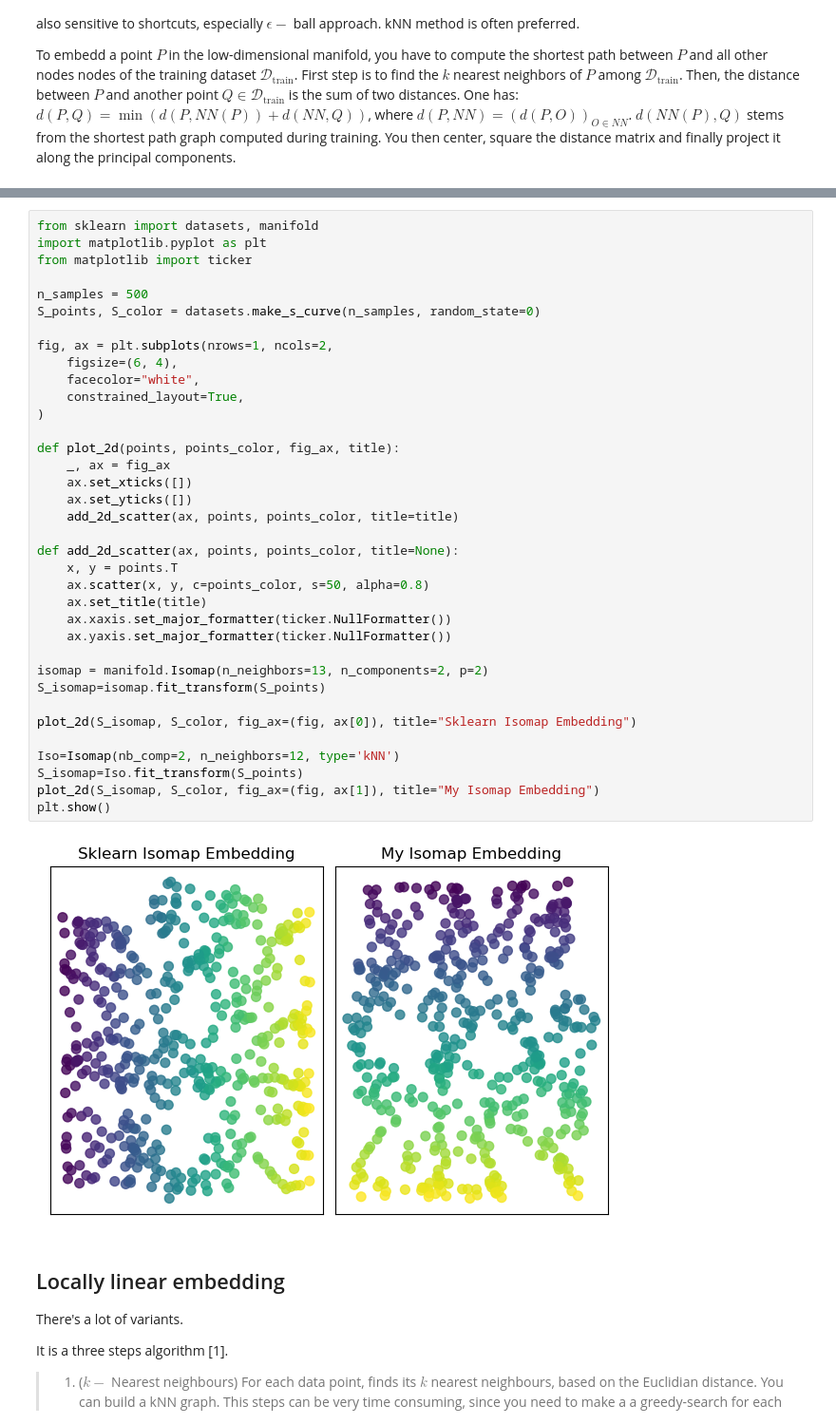
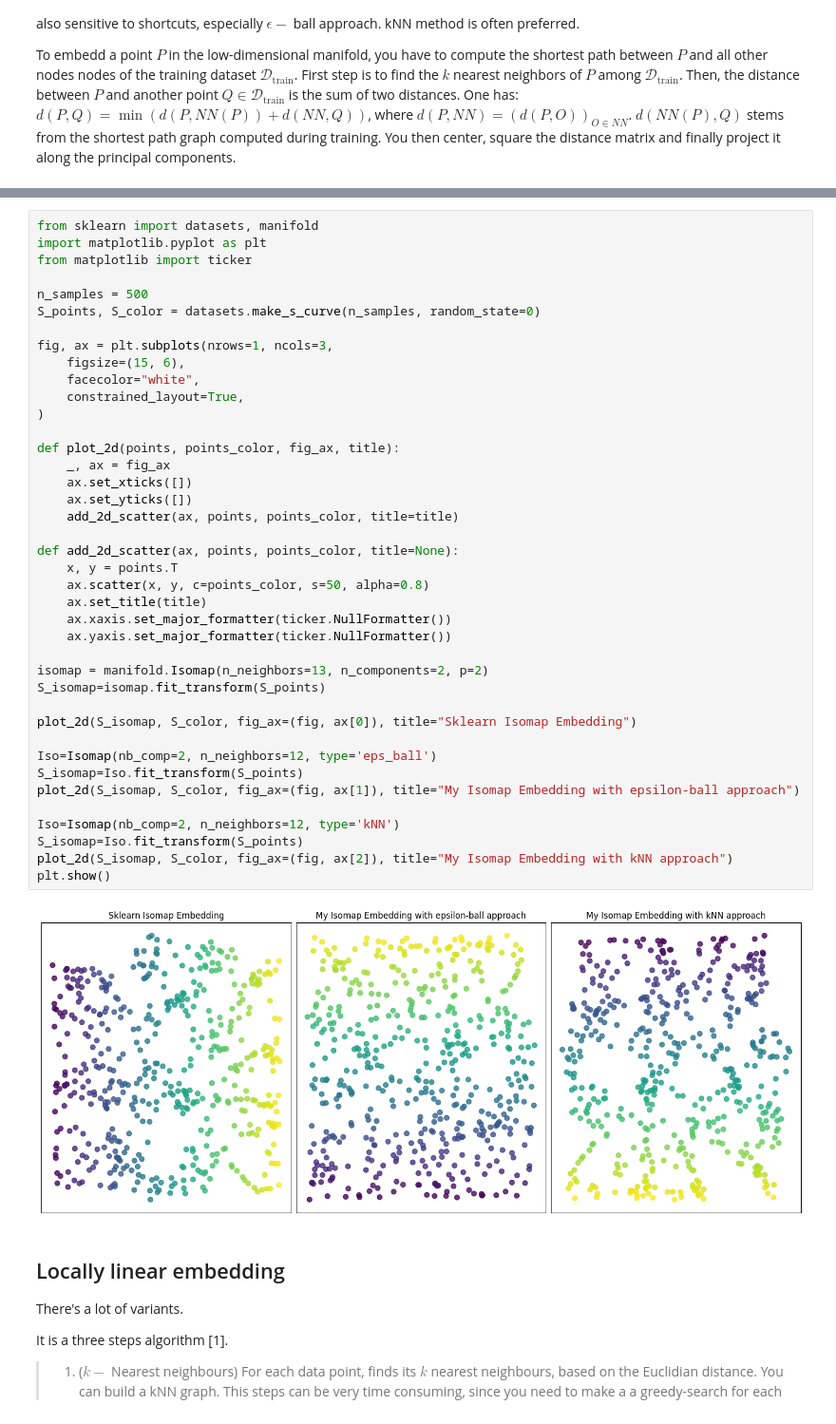
Before and after one commit to roomate/ML_from_scratch, a Jupyter notebook: dimension_reduction.ipynb, the cells around one changed output, grey strips where cells are left out. Shown at 95% size. Saved outputs shown, nothing was run; the diff lists cells and outputs as text.

```diff
--- a/dimension_reduction.ipynb
+++ b/dimension_reduction.ipynb
@@ -706,37 +690,41 @@ from matplotlib import ticker
 
 n_samples = 500
 S_points, S_color = datasets.make_s_curve(n_samples, random_state=0)
 
-fig, ax = plt.subplots(nrows=1, ncols=2,
-    figsize=(6, 4),
+fig, ax = plt.subplots(nrows=1, ncols=3,
+    figsize=(15, 6),
     facecolor="white",
     constrained_layout=True,
 )
 
 def plot_2d(points, points_color, fig_ax, title):
     _, ax = fig_ax
     ax.set_xticks([])
     ax.set_yticks([])
     add_2d_scatter(ax, points, points_color, title=title)
 
 def add_2d_scatter(ax, points, points_color, title=None):
     x, y = points.T
     ax.scatter(x, y, c=points_color, s=50, alpha=0.8)
     ax.set_title(title)
     ax.xaxis.set_major_formatter(ticker.NullFormatter())
     ax.yaxis.set_major_formatter(ticker.NullFormatter())
 
 isomap = manifold.Isomap(n_neighbors=13, n_components=2, p=2)
 S_isomap=isomap.fit_transform(S_points)
 
 plot_2d(S_isomap, S_color, fig_ax=(fig, ax[0]), title="Sklearn Isomap Embedding")
 
+Iso=Isomap(nb_comp=2, n_neighbors=12, type='eps_ball')
+S_isomap=Iso.fit_transform(S_points)
+plot_2d(S_isomap, S_color, fig_ax=(fig, ax[1]), title="My Isomap Embedding with epsilon-ball approach")
+
 Iso=Isomap(nb_comp=2, n_neighbors=12, type='kNN')
 S_isomap=Iso.fit_transform(S_points)
-plot_2d(S_isomap, S_color, fig_ax=(fig, ax[1]), title="My Isomap Embedding")
+plot_2d(S_isomap, S_color, fig_ax=(fig, ax[2]), title="My Isomap Embedding with kNN approach")
 plt.show()
 # %% [output]
-[figure, old version]
+[figure, new version]
 # %% [markdown]
 ## Locally linear embedding
 
```
Also changed, not shown: parts of 11 cells of this notebook.
